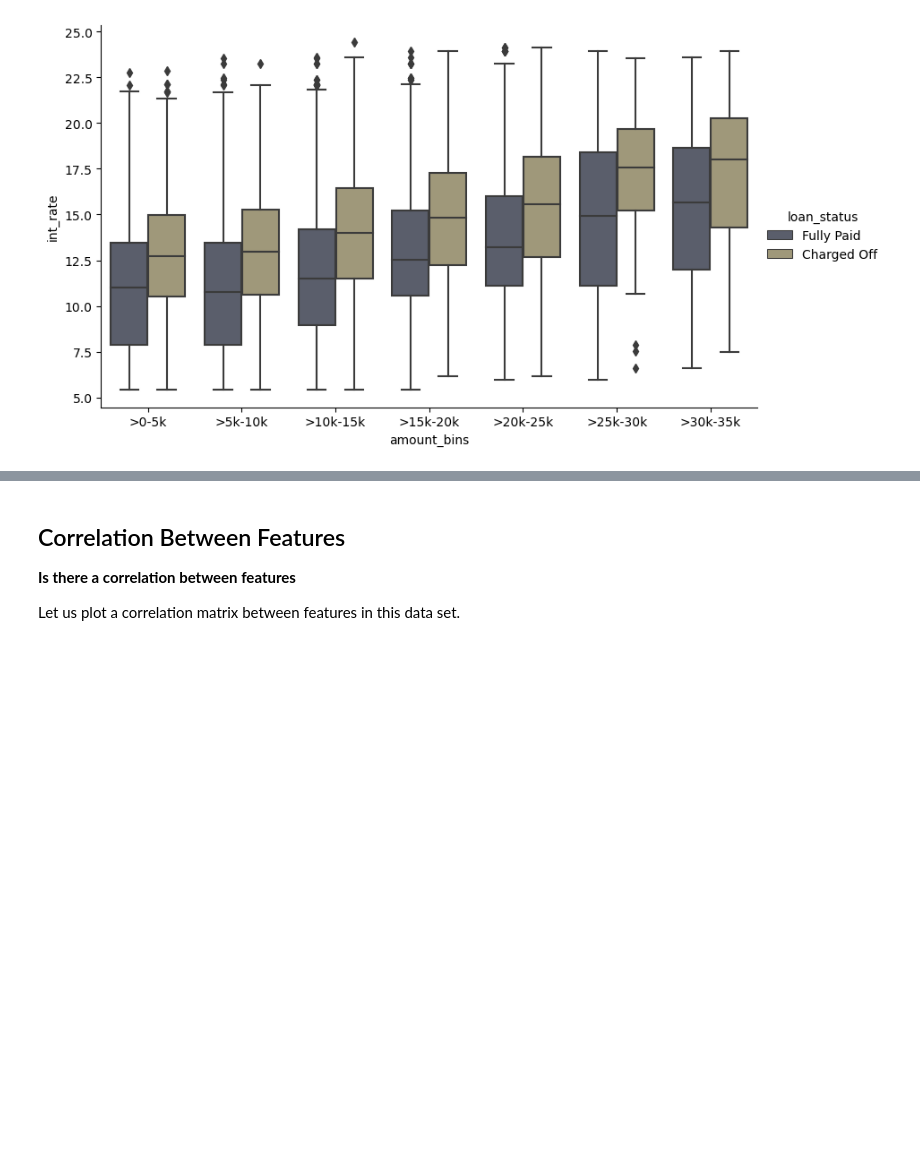
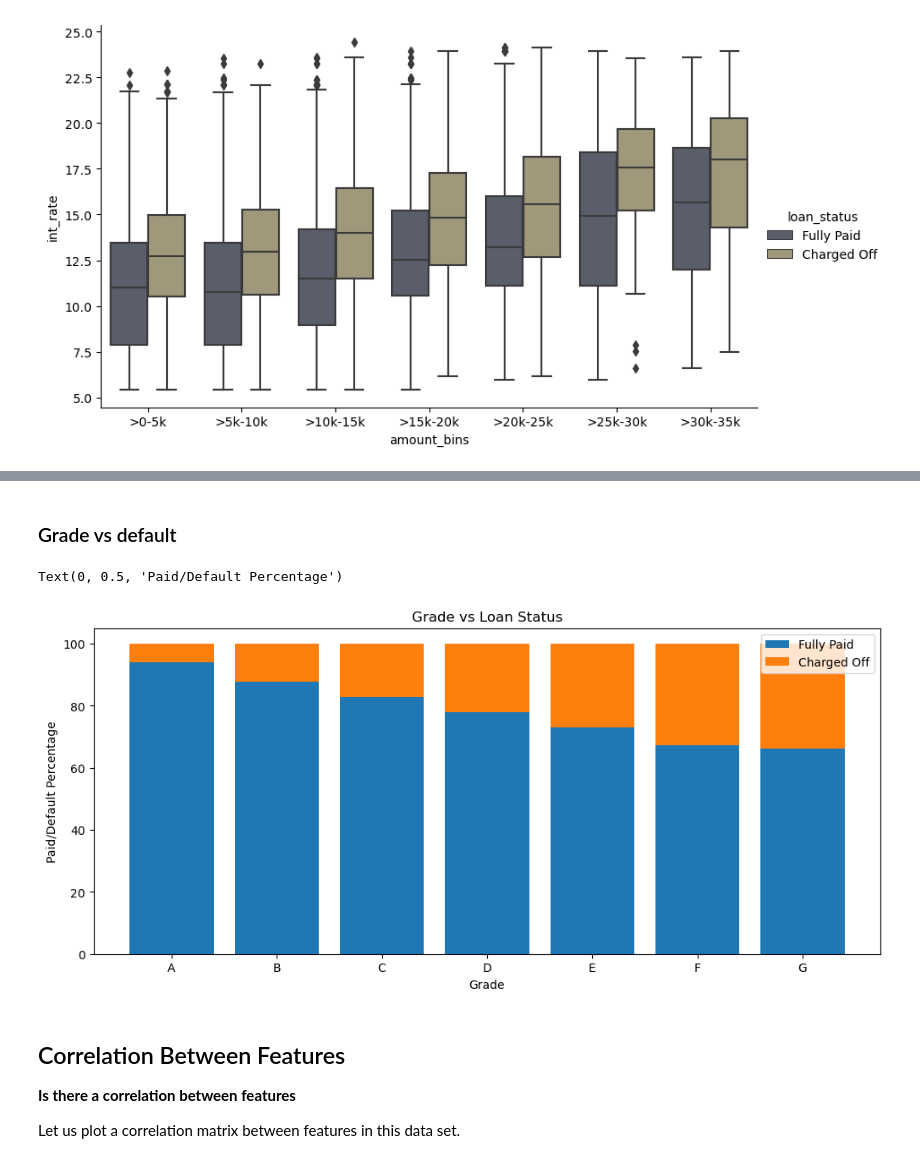
Before and after one commit to ajayvmohandas/lending_club_case_study, a Jupyter notebook: Lending-Club-Case-Study.ipynb, the cells around one changed output, grey strips where cells are left out. Cells and saved outputs as stored; diff of their text form; code cells hidden in the pictures; blank space fills up the shorter version.

```diff
--- a/Lending-Club-Case-Study.ipynb
+++ b/Lending-Club-Case-Study.ipynb
@@ -443,3 +484,23 @@ How does delinquency vary by interest rate for each grade?
+# %% [markdown]
+### Grade vs default
+# %%
+df = loan_df.groupby(['grade', 'loan_status'], as_index=False)['id'].count()
+df['percentage'] = df.groupby('grade').transform(lambda x: x/x.sum()*100)
+df
+criteria = df['loan_status'] == 'Charged Off'
+
+plt.figure(figsize=(12,5))
+plt.bar(x=['A','B','C','D','E','F','G'], height=df[df['loan_status'] == 'Fully Paid']['percentage'], label='Fully Paid')
+plt.bar(x=['A','B','C','D','E','F','G'], bottom=df[df['loan_status'] == 'Fully Paid']['percentage'],height=df[df['loan_status'] == 'Charged Off']['percentage'], label='Charged Off')
+plt.legend()
+plt.title('Grade vs Loan Status')
+plt.xlabel('Grade')
+plt.ylabel('Paid/Default Percentage')
+##sns.barplot(x='grade', y='percentage', hue='loan_status', data=df, hue_order = ['Fully Paid', 'Charged Off'])
+#plt.title('Grade vs Loan status')
+# %% [output]
+Text(0, 0.5, 'Paid/Default Percentage')
+[figure, added]
 # %% [markdown]
 ## Correlation Between Features
 
```
Also changed, not shown: parts of 18 cells of this notebook.
